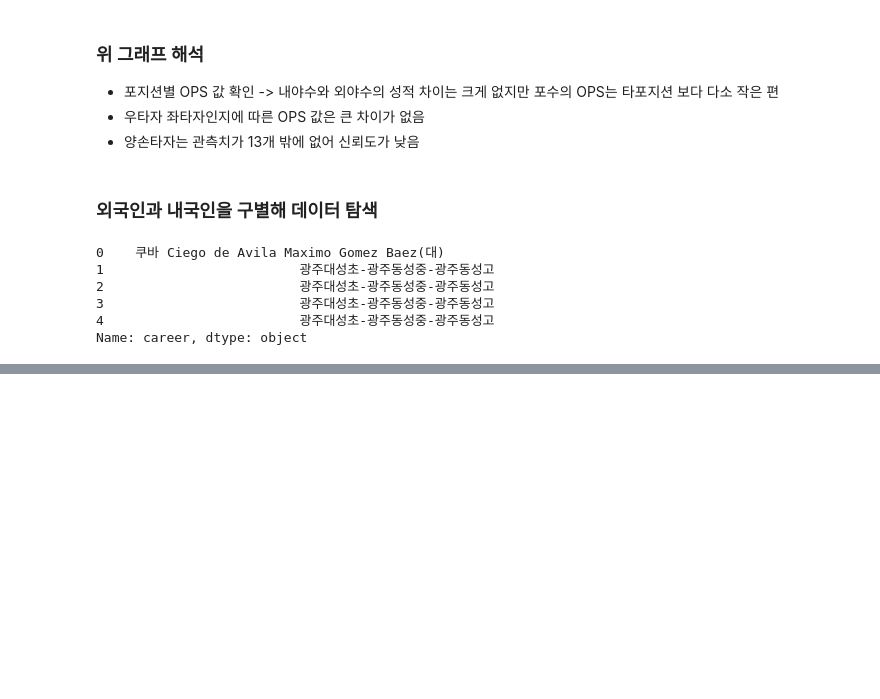
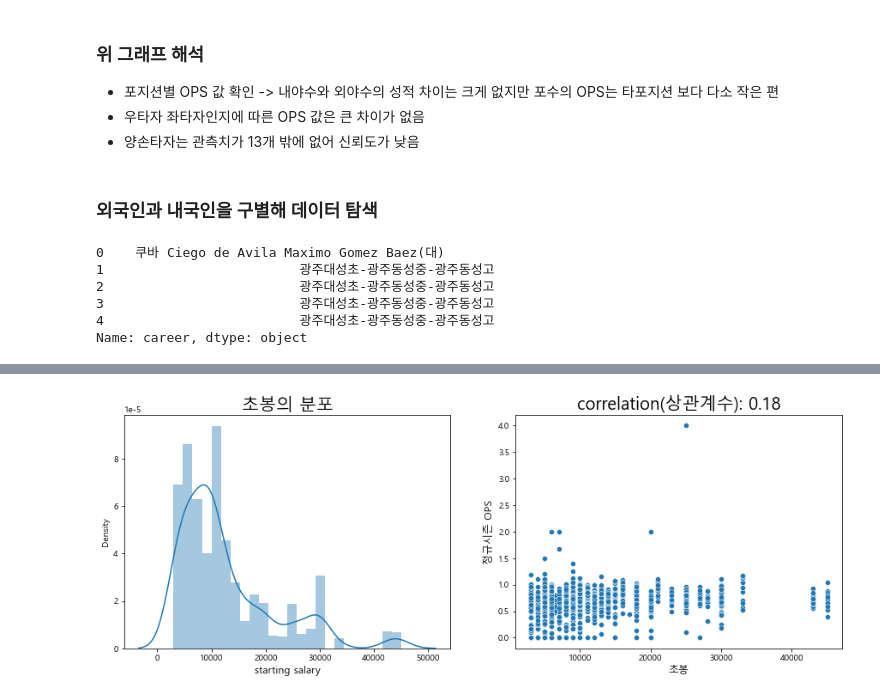
Before and after one commit to junseongwoo/Study_Data_Science, a Jupyter notebook: Dacon/ch01/KBO.ipynb, the cells around one changed output, grey strips where cells are left out. Drawn from its saved outputs; the diff is of its cells as text; code cells hidden in the pictures; blank space fills up the shorter version.

```diff
--- a/Dacon/ch01/KBO.ipynb
+++ b/Dacon/ch01/KBO.ipynb
@@ -329,0 +408,25 @@ Name: career, dtype: object
+# %%
+# 결측치라면 그대로 0으로 두고 ‘만원’이 포함되어 있다면 숫자만 뽑아서 초봉으로 넣어준다.
+# 그외 만 원 단위가 아닌 초봉은 결측치로 처리한다.
+regular_season_df['starting_salary'] = regular_season_df['starting_salary'].apply(
+    lambda x: x if pd.isnull(x)
+                else(int(re.findall('\d+',x)[0]) if '만원' in x else np.nan))
+
+plt.figure(figsize=(15,5)) # 그래프 크기 조정
+plt.subplot(1,2,1) # 1행 2열의 첫 번째(1행, 1열) 그래프
+b=sns.distplot(regular_season_df['starting_salary']. \
+               loc[regular_season_df['starting_salary'].notnull()], hist=True)
+b.set_xlabel("starting salary",fontsize=12)
+b.set_title('초봉의 분포', fontsize=20)
+
+plt.subplot(1,2,2) # 1행 2열의 두 번째(1행, 2열) 그래프
+
+# 정규시즌과 프리시즌의 상관관계 계산
+correlation = regular_season_df['starting_salary'].corr(regular_season_df['OPS'])
+b = sns.scatterplot(regular_season_df['starting_salary'], regular_season_df['OPS'])
+b.axes.set_title('correlation(상관계수): '+str(np.round(correlation,2)), fontsize=20)
+b.set_ylabel("정규시즌 OPS",fontsize=12)
+b.set_xlabel("초봉",fontsize=12)
+plt.show()
+# %% [output]
+[figure, added]
```
Also changed, not shown: parts of 6 cells of this notebook.
